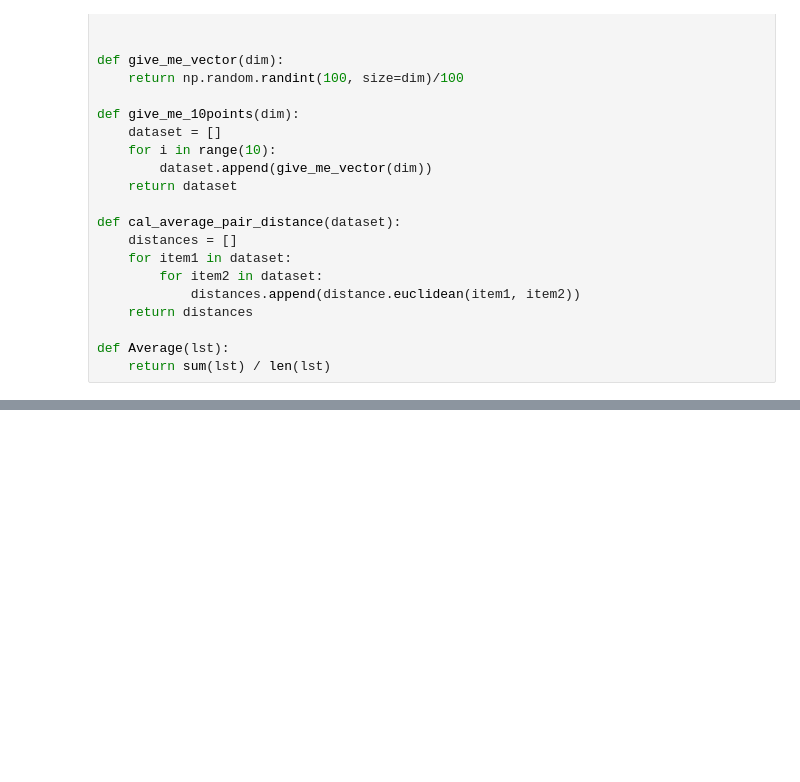
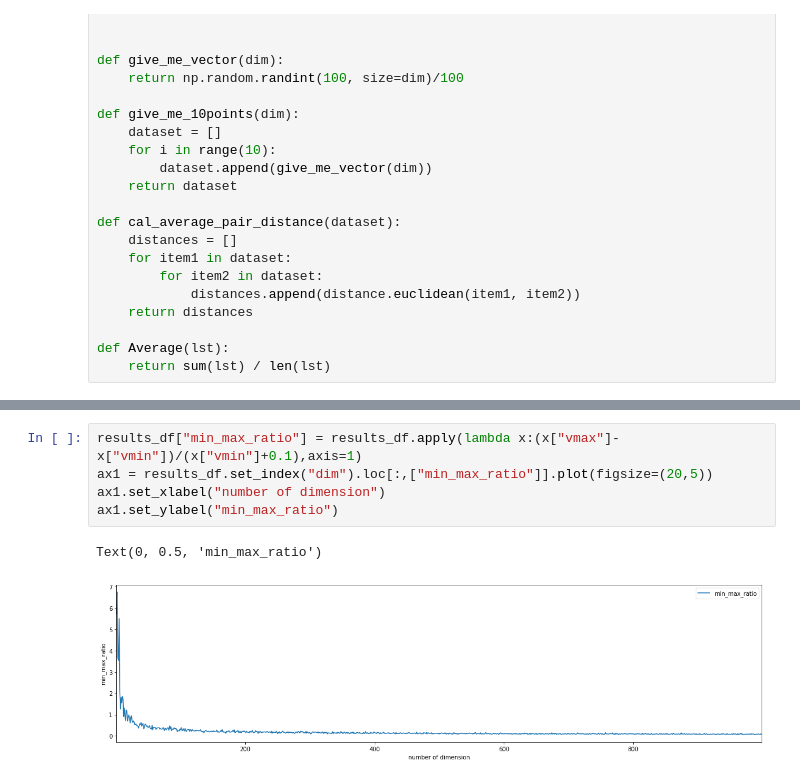
Before and after one commit to sparktsao/VerifyCurseofDim, a Jupyter notebook: R20200620_VerifyCurseofDim.ipynb, the cells around one changed output, grey strips where cells are left out. Cells and saved outputs as stored; diff of their text form; blank space fills up the shorter version.

```diff
--- a/R20200620_VerifyCurseofDim.ipynb
+++ b/R20200620_VerifyCurseofDim.ipynb
@@ -60,0 +71,8 @@ Text(0, 0.5, 'Distance in ratio(L2 distance/Max)')
+# %%
+results_df["min_max_ratio"] = results_df.apply(lambda x:(x["vmax"]-x["vmin"])/(x["vmin"]+0.1),axis=1)
+ax1 = results_df.set_index("dim").loc[:,["min_max_ratio"]].plot(figsize=(20,5))
+ax1.set_xlabel("number of dimension")
+ax1.set_ylabel("min_max_ratio")
+# %% [output]
+Text(0, 0.5, 'min_max_ratio')
+[figure, added]
```
Also changed, not shown: parts of 4 cells of this notebook.
